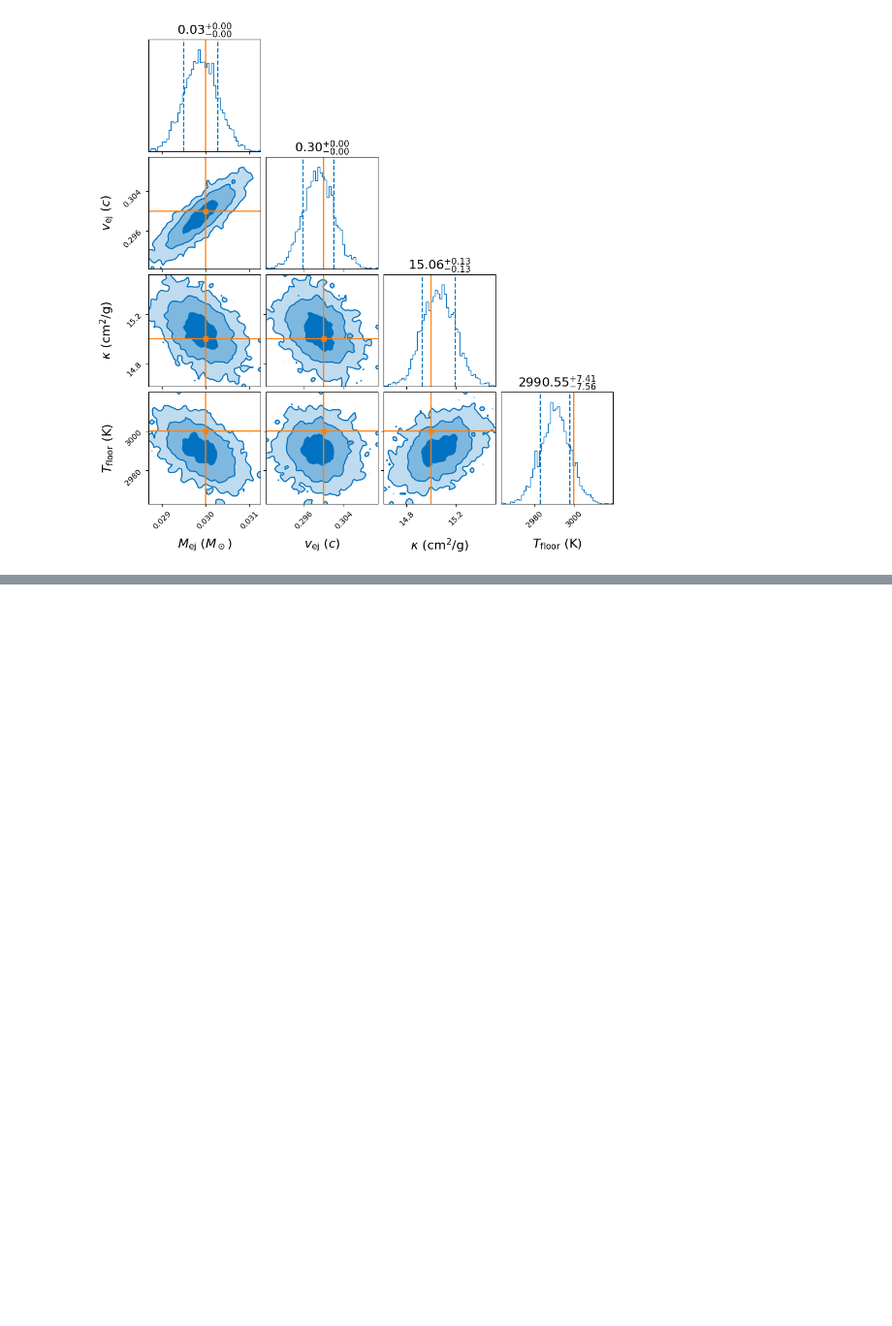
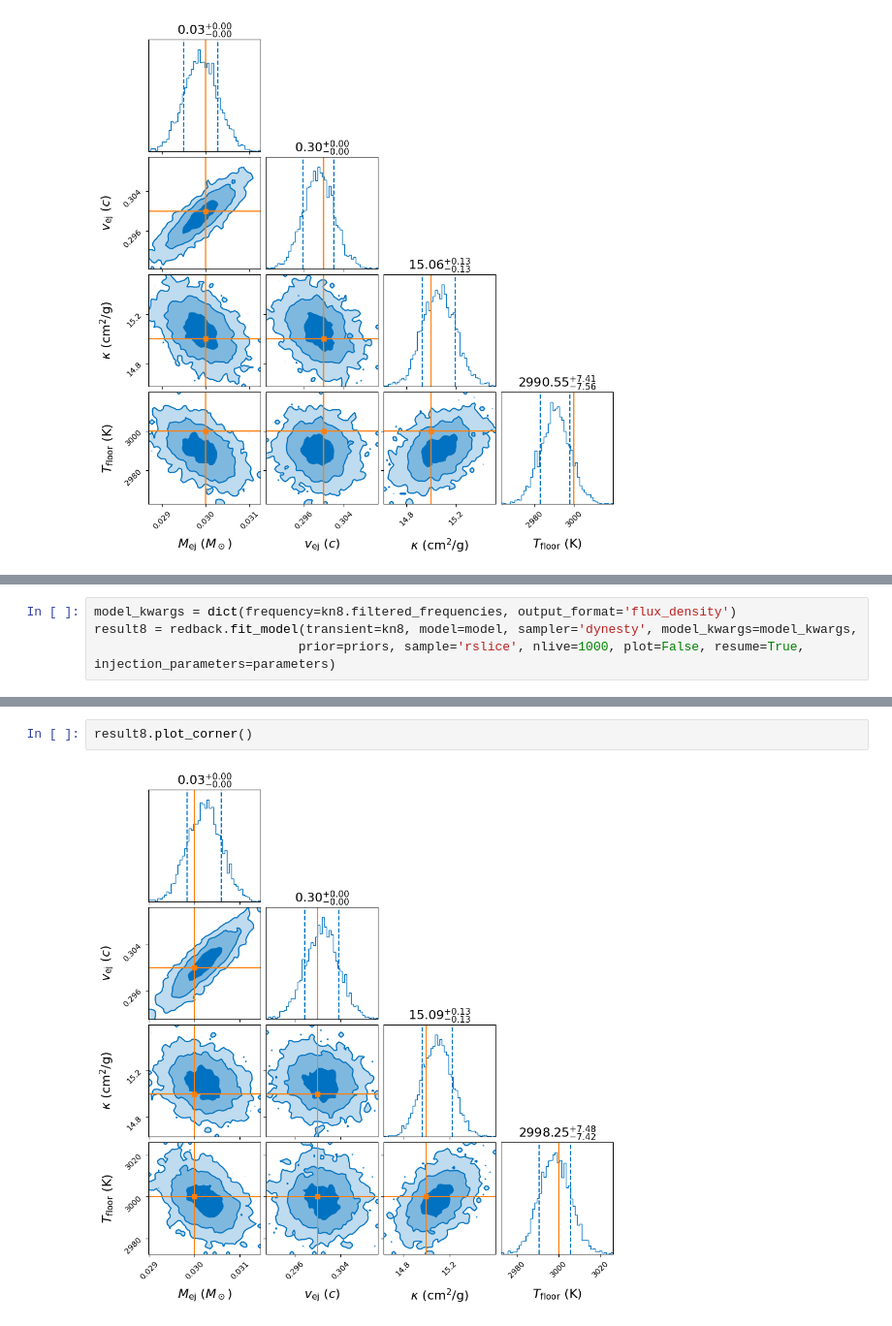
Before and after one commit to wfw23/MPhys_project, a Jupyter notebook: noise_vs_bias.ipynb, the cells around one changed output, grey strips where cells are left out. Shown at 97% size. Cells and saved outputs as stored; diff of their text form; blank space fills up the shorter version.

```diff
--- a/noise_vs_bias.ipynb
+++ b/noise_vs_bias.ipynb
@@ -240,0 +360,4 @@ result5.plot_corner()
+# %%
+model_kwargs = dict(frequency=kn8.filtered_frequencies, output_format='flux_density')
+result8 = redback.fit_model(transient=kn8, model=model, sampler='dynesty', model_kwargs=model_kwargs,
+                           prior=priors, sample='rslice', nlive=1000, plot=False, resume=True, injection_parameters=parameters)
@@ -240,0 +395,4 @@ result5.plot_corner()
+# %%
+result8.plot_corner()
+# %% [output]
+[figure, added]
```
Also changed, not shown: parts of 11 cells of this notebook, 48 other files.
